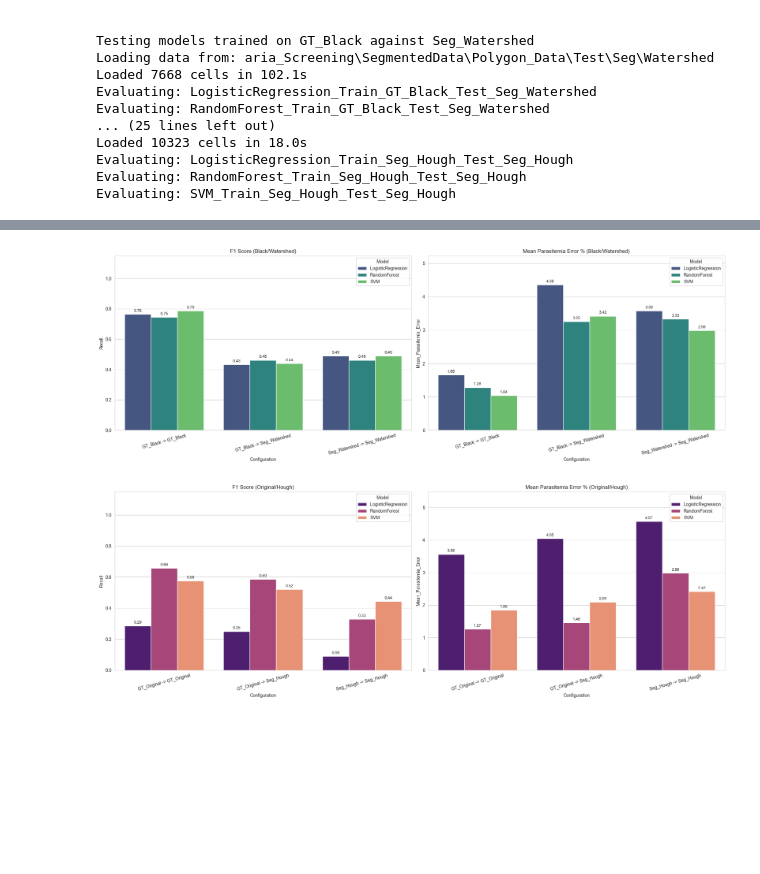
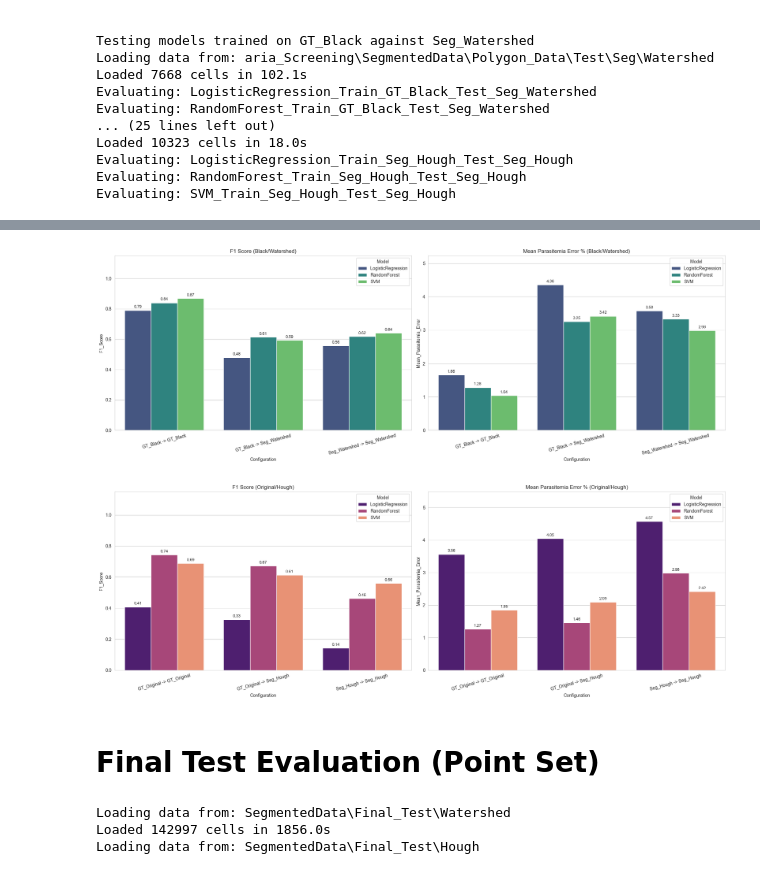
Before and after one commit to SolovevaPolina/Malaria_Screening, a Jupyter notebook: 6_Classification_Segmented_Data.ipynb, the cells around one changed output, grey strips where cells are left out. Drawn from its saved outputs; the diff is of its cells as text; code cells hidden in the pictures; blank space fills up the shorter version.

```diff
--- a/6_Classification_Segmented_Data.ipynb
+++ b/6_Classification_Segmented_Data.ipynb
@@ -420,33 +420,33 @@ Train_Source: Seg_Hough
 # %%
 sns.set_style("whitegrid")
 plt.rcParams.update({'font.size': 10})
 
 group1_mask = df_master['Train_Source'].isin(['GT_Black', 'Seg_Watershed'])
 df_group1 = df_master[group1_mask].copy()
 df_group1['Configuration'] = df_group1.apply(lambda row: f"{row['Train_Source']} -> {row['Test_Target']}", axis=1)
 
 fig1, axes1 = plt.subplots(1, 2, figsize=(20, 7))
 
-sns.barplot(data=df_group1, x='Configuration', y='Recall', hue='Model', ax=axes1[0], palette='viridis')
+sns.barplot(data=df_group1, x='Configuration', y='F1_Score', hue='Model', ax=axes1[0], palette='viridis')
 axes1[0].set_title('F1 Score (Black/Watershed)')
 axes1[0].set_ylim(0, 1.15)
 axes1[0].tick_params(axis='x', rotation=15)
 
 for container in axes1[0].containers:
     axes1[0].bar_label(container, fmt='%.2f', padding=3, fontsize=9)
 
 sns.barplot(data=df_group1, x='Configuration', y='Mean_Parasitemia_Error', hue='Model', ax=axes1[1], palette='viridis')
 axes1[1].set_title('Mean Parasitemia Error % (Black/Watershed)')
 axes1[1].set_ylim(0, df_group1['Mean_Parasitemia_Error'].max() * 1.2)
 axes1[1].tick_params(axis='x', rotation=15)
 
 for container in axes1[1].containers:
     axes1[1].bar_label(container, fmt='%.2f', padding=3, fontsize=9)
 
 plt.tight_layout()
 plt.show()
 # %% [output]
-[figure, old version]
+[figure, new version]
 # %%
 group2_mask = df_master['Train_Source'].isin(['GT_Original', 'Seg_Hough'])
 df_group2 = df_master[group2_mask].copy()
@@ -454,7 +454,7 @@ df_group2['Configuration'] = df_group2.apply(lambda row: f"{row['Train_Source']}
 
 fig2, axes2 = plt.subplots(1, 2, figsize=(20, 7))
 
-sns.barplot(data=df_group2, x='Configuration', y='Recall', hue='Model', ax=axes2[0], palette='magma')
+sns.barplot(data=df_group2, x='Configuration', y='F1_Score', hue='Model', ax=axes2[0], palette='magma')
 axes2[0].set_title('F1 Score (Original/Hough)')
 axes2[0].set_ylim(0, 1.15)
 axes2[0].tick_params(axis='x', rotation=15)
@@ -473,4 +473,42 @@ for container in axes2[1].containers:
 plt.tight_layout()
 plt.show()
 # %% [output]
-[figure, old version]
+[figure, new version]
+# %% [markdown]
+# Final Test Evaluation (Point Set)
+# %%
+FINAL_TEST_DIR = os.path.join("SegmentedData", "Final_Test")
+
+point_test_sources = {
+    'Point_Watershed': os.path.join(FINAL_TEST_DIR, 'Watershed'),
+    'Point_Hough':     os.path.join(FINAL_TEST_DIR, 'Hough')
+}
+
+X_pt_water, y_pt_water, meta_pt_water = load_image_data(point_test_sources['Point_Watershed'])
+X_pt_hough, y_pt_hough, meta_pt_hough = load_image_data(point_test_sources['Point_Hough'])
+
+final_scenarios = [
+    # --- WATERSHED PIPELINE ---
+    ("LogisticRegression_Train_GT_Black",      X_pt_water, y_pt_water, "LogReg (Train: GT_Black) -> Test: Point_Watershed"),
+    ("LogisticRegression_Train_Seg_Watershed", X_pt_water, y_pt_water, "LogReg (Train: Seg_Water) -> Test: Point_Watershed"),
+
+    ("RandomForest_Train_GT_Black",            X_pt_water, y_pt_water, "RF (Train: GT_Black) -> Test: Point_Watershed"),
+    ("RandomForest_Train_Seg_Watershed",       X_pt_water, y_pt_water, "RF (Train: Seg_Water) -> Test: Point_Watershed"),
+
+    ("SVM_Train_GT_Black",                     X_pt_water, y_pt_water, "SVM (Train: GT_Black) -> Test: Point_Watershed"),
+    ("SVM_Train_Seg_Watershed",                X_pt_water, y_pt_water, "SVM (Train: Seg_Water) -> Test: Point_Watershed"),
+
+    # --- HOUGH PIPELINE ---
+    ("LogisticRegression_Train_GT_Original",   X_pt_hough, y_pt_hough, "LogReg (Train: GT_Orig) -> Test: Point_Hough"),
+    ("LogisticRegression_Train_Seg_Hough",     X_pt_hough, y_pt_hough, "LogReg (Train: Seg_Hough) -> Test: Point_Hough"),
+
+    ("RandomForest_Train_GT_Original",         X_pt_hough, y_pt_hough, "RF (Train: GT_Orig) -> Test: Point_Hough"),
+    ("RandomForest_Train_Seg_Hough",           X_pt_hough, y_pt_hough, "RF (Train: Seg_Hough) -> Test: Point_Hough"),
+
+    ("SVM_Train_GT_Original",                  X_pt_hough, y_pt_hough, "SVM (Train: GT_Orig) -> Test: Point_Hough"),
+    ("SVM_Train_Seg_Hough",                    X_pt_hough, y_pt_hough, "SVM (Train: Seg_Hough) -> Test: Point_Hough"),
+]
+# %% [output]
+Loading data from: SegmentedData\Final_Test\Watershed
+Loaded 142997 cells in 1856.0s
+Loading data from: SegmentedData\Final_Test\Hough
```
Also changed, not shown: parts of 1 cell of this notebook, 8 other files.
